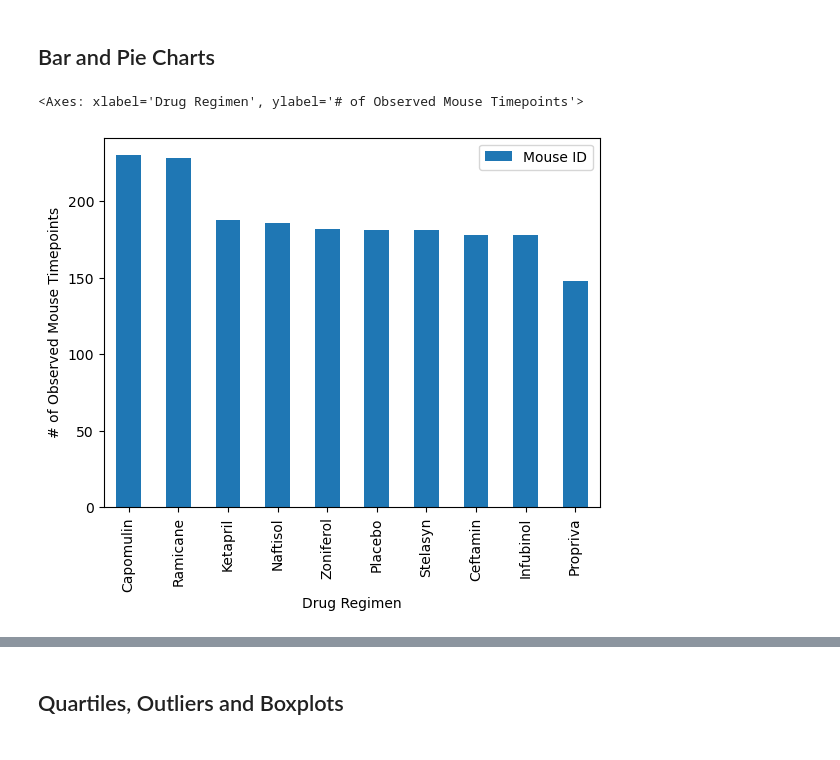
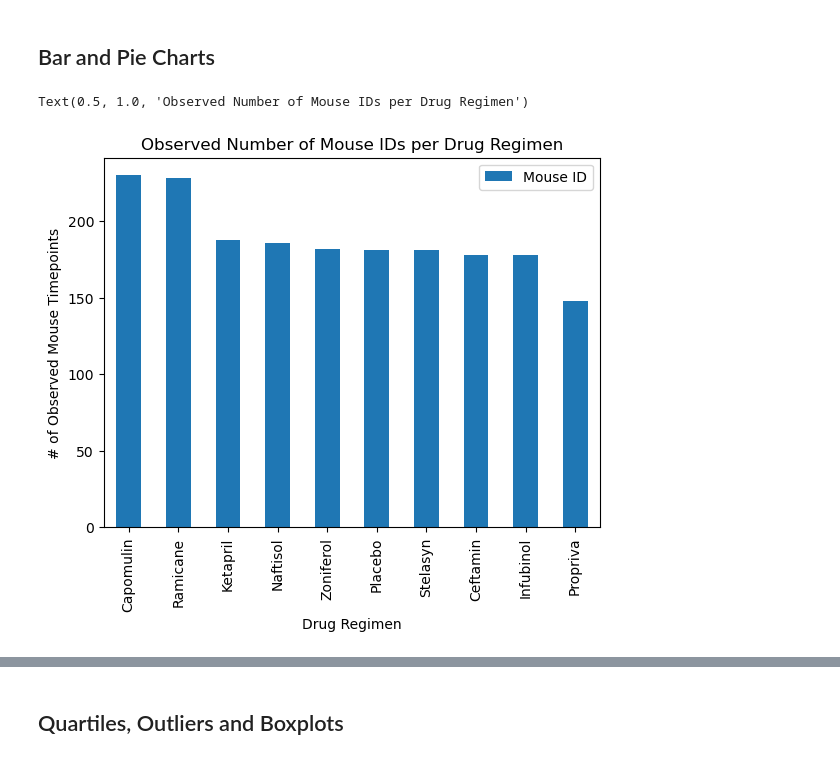
Before and after one commit to peggz19/matplotlib---challenge, a Jupyter notebook: pymaceuticals.ipynb, the cells around one changed output, grey strips where cells are left out. Drawn from its saved outputs; the diff is of its cells as text; code cells hidden in the pictures.

```diff
--- a/pymaceuticals.ipynb
+++ b/pymaceuticals.ipynb
@@ -121,14 +121,15 @@ stat_df
 # %%
 # Generate a bar plot showing the total number of rows (Mouse ID/Timepoints) for each drug regimen using Pandas.
 
 #First I filter my columns to have Mouse IDs and Drug Regimen
 bar_df = pd.DataFrame(clean_df.groupby('Drug Regimen')['Mouse ID'].count().sort_values(ascending = False))
 
 #Displaying the chart
 bar_df.plot(kind='bar', ylabel ='# of Observed Mouse Timepoints')
+plt.title('Observed Number of Mouse IDs per Drug Regimen')
 # %% [output]
-<Axes: xlabel='Drug Regimen', ylabel='# of Observed Mouse Timepoints'>
+Text(0.5, 1.0, 'Observed Number of Mouse IDs per Drug Regimen')
-[figure, old version]
+[figure, new version]
 # %%
 # Generate a bar plot showing the total number of rows (Mouse ID/Timepoints) for each drug regimen using pyplot.
 
```
Also changed, not shown: parts of 8 cells of this notebook.
